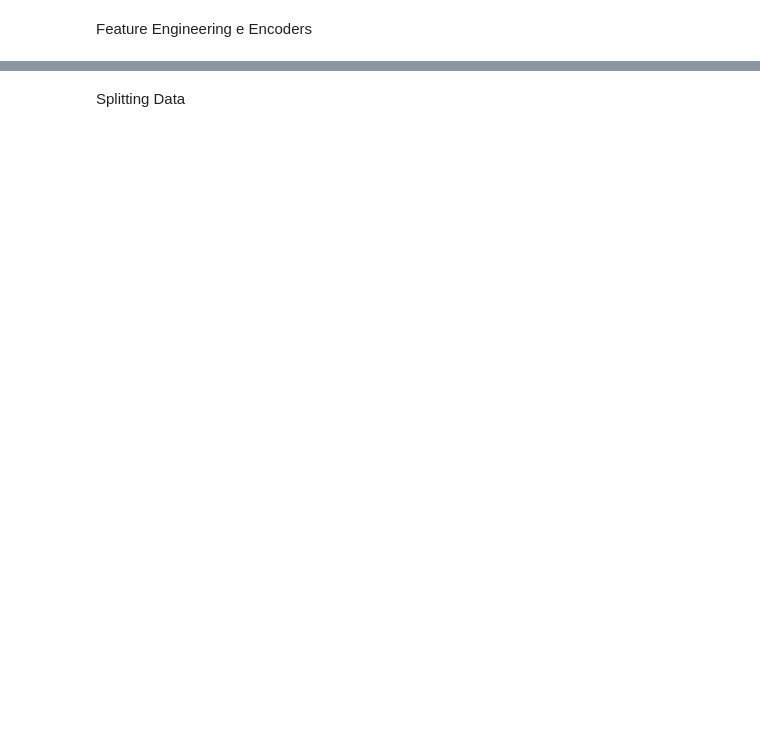
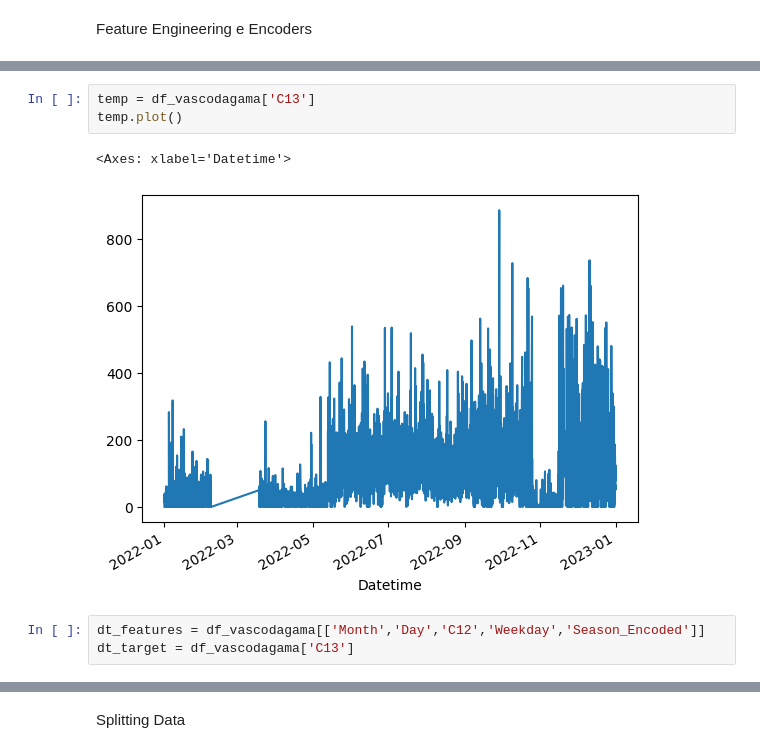
Before and after one commit to a-proenca/LAD, a Jupyter notebook: Cópia_de_LAD_22_23.ipynb, the cells around one changed output, grey strips where cells are left out. Drawn from its saved outputs; the diff is of its cells as text; blank space fills up the shorter version.

```diff
--- a/Cópia_de_LAD_22_23.ipynb
+++ b/Cópia_de_LAD_22_23.ipynb
@@ -325,0 +314,9 @@ df_scaled_df.head()
+# %%
+temp = df_vascodagama['C13']
+temp.plot()
+# %% [output]
+<Axes: xlabel='Datetime'>
+[figure, added]
+# %%
+dt_features = df_vascodagama[['Month','Day','C12','Weekday','Season_Encoded']]
+dt_target = df_vascodagama['C13']
```
Also changed, not shown: parts of 39 cells of this notebook.
